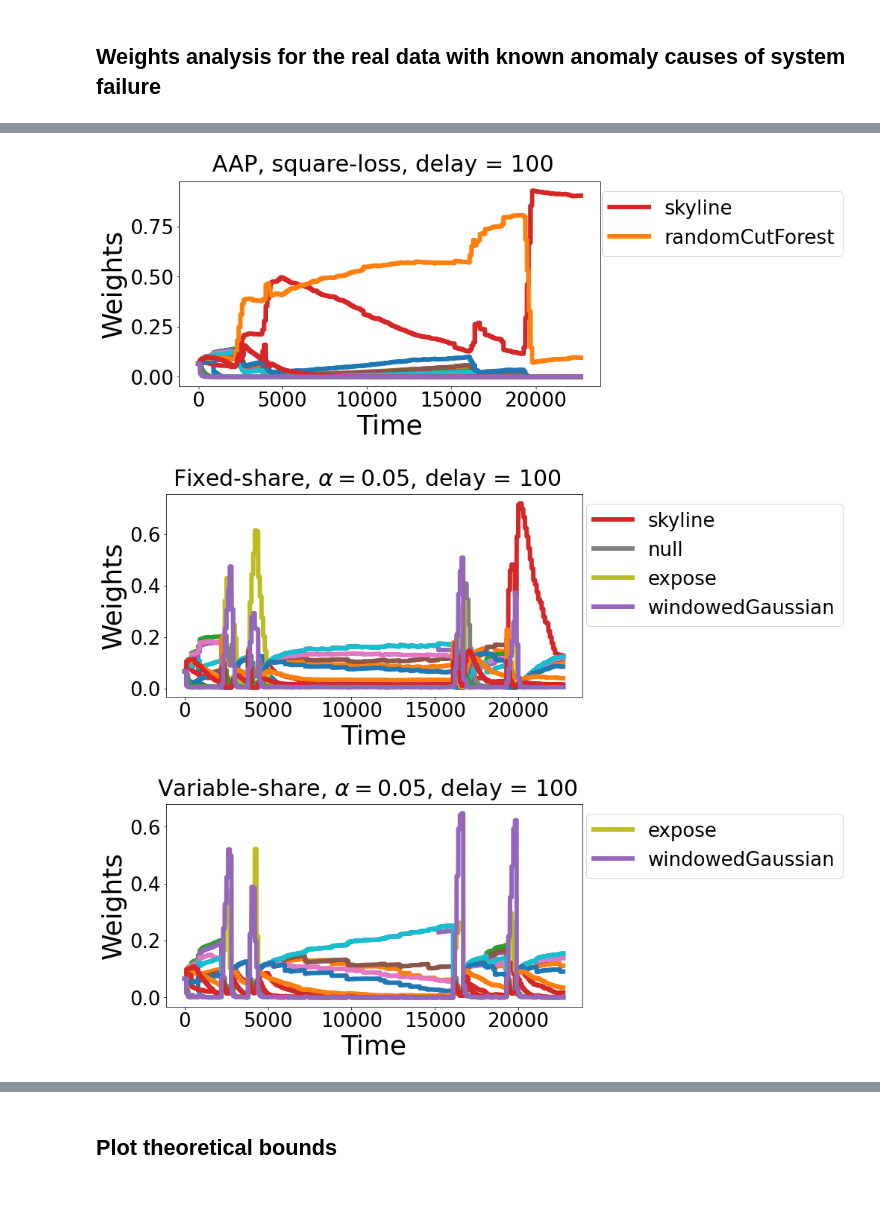
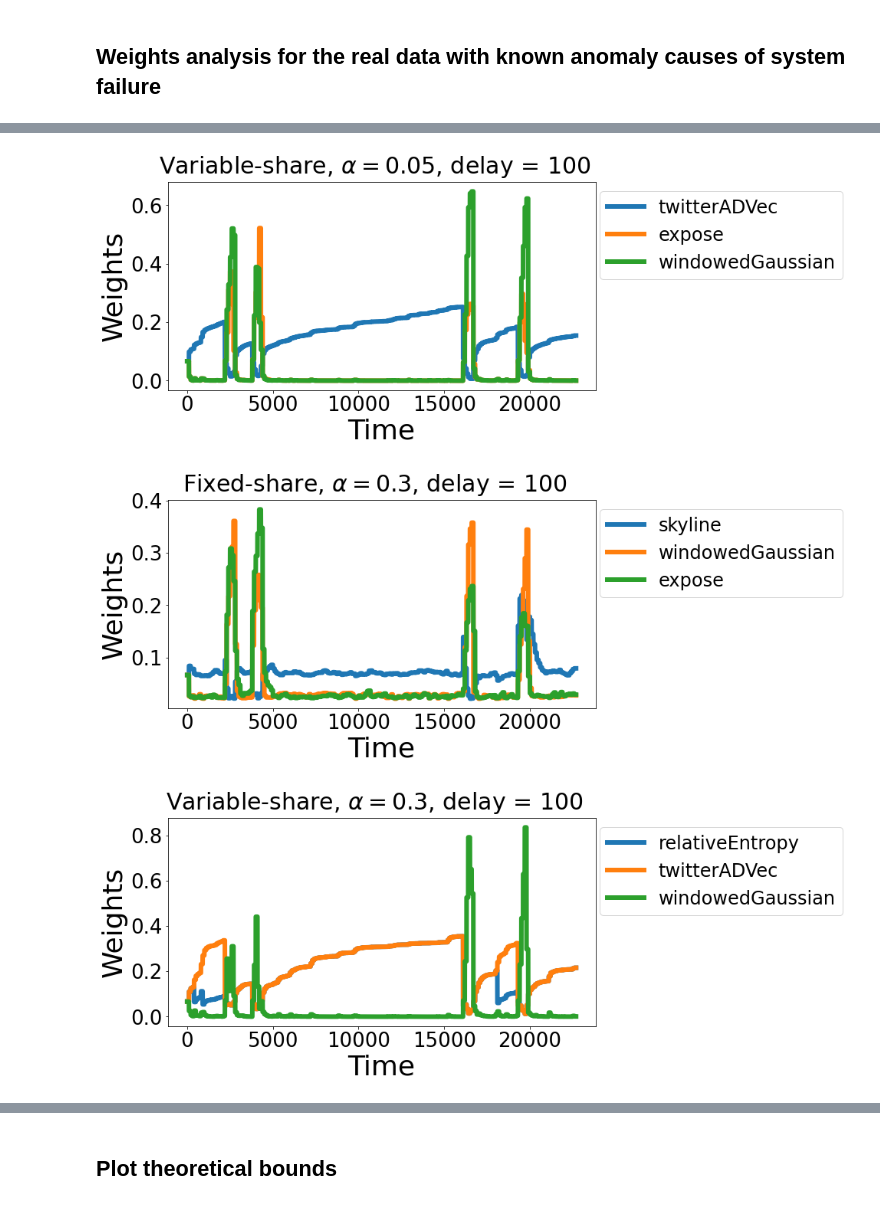
Before and after one commit to alan-turing-institute/anomaly_with_experts, a Jupyter notebook: results_plots.ipynb, the cells around one changed output, grey strips where cells are left out. Saved outputs shown, nothing was run; the diff lists cells and outputs as text; code cells hidden in the pictures.

```diff
--- a/results_plots.ipynb
+++ b/results_plots.ipynb
@@ -161,66 +185,62 @@ fig.suptitle("AAP, log-loss, delay = 100", fontsize=30);
 # %%
 score_AA, loss_AA, loss_experts, weights_experts = share_delays(
-    target, score_experts, share_type="Variable", alpha=0, delays=100
+    target, score_experts, share_type="Variable", alpha=0.05, delays=100
 )
 
+topk_ind = np.argpartition(weights_experts.max(axis=0), -TOP_K)[-TOP_K:]
+weights_experts_topk = weights_experts[:, topk_ind]
+experts_topk = [experts[i] for i in topk_ind]
+
 fig, axs = plt.subplots(1, 1, figsize=(10, 5))
-for i, _ in enumerate(experts):
-    if max(weights_experts.T[i]) > 0.7:
-        plt.plot(
-            weights_experts.T[i], linewidth=6, label=f"{experts[i]}"
-        )
-    else:
-        plt.plot(weights_experts.T[i], linewidth=6)
-axs.legend(loc="upper right", bbox_to_anchor=(1.6, 1), fontsize=26)
+for i in range(TOP_K):
+    plt.plot(weights_experts_topk.T[i], linewidth=6, label=f"{experts_topk[i]}")
+axs.legend(loc="upper right", bbox_to_anchor=(1.6, 1), fontsize=24)
 axs.set_xlabel("Time", fontsize=36)
 axs.set_ylabel("Weights", fontsize=36)
 axs.xaxis.set_tick_params(labelsize=26)
 axs.yaxis.set_tick_params(labelsize=26)
 plt.rcParams.update({"font.size": 36})
-fig.suptitle("AAP, square-loss, delay = 100", fontsize=30);
+fig.suptitle(r"Variable-share, $\alpha = 0.05$, delay = 100", fontsize=30);
 # %% [output]
-[figure, old version]
+[figure, new version]
 # %%
 score_AA, loss_AA, loss_experts, weights_experts = share_delays(
-    target, score_experts, share_type="Fixed", alpha=0.05, delays=100
+    target, score_experts, share_type="Fixed", alpha=0.3, delays=100
 )
 
+topk_ind = np.argpartition(weights_experts.max(axis=0), -TOP_K)[-TOP_K:]
+weights_experts_topk = weights_experts[:, topk_ind]
+experts_topk = [experts[i] for i in topk_ind]
+
 fig, axs = plt.subplots(1, 1, figsize=(10, 5))
-for i, _ in enumerate(experts):
-    if max(weights_experts.T[i]) > 0.3:
-        plt.plot(
-            weights_experts.T[i], linewidth=6, label=f"{experts[i]}"
-        )
-    else:
-        plt.plot(weights_experts.T[i], linewidth=6)
-axs.legend(loc="upper right", bbox_to_anchor=(1.65, 1), fontsize=26)
+for i in range(TOP_K):
+    plt.plot(weights_experts_topk.T[i], linewidth=6, label=f"{experts_topk[i]}")
+axs.legend(loc="upper right", bbox_to_anchor=(1.6, 1), fontsize=24)
 axs.set_xlabel("Time", fontsize=36)
 axs.set_ylabel("Weights", fontsize=36)
 axs.xaxis.set_tick_params(labelsize=26)
 axs.yaxis.set_tick_params(labelsize=26)
 plt.rcParams.update({"font.size": 36})
-fig.suptitle(r"Fixed-share, $\alpha = 0.05$, delay = 100", fontsize=30);
+fig.suptitle(r"Fixed-share, $\alpha = 0.3$, delay = 100", fontsize=30);
 # %% [output]
-[figure, old version]
+[figure, new version]
 # %%
 score_AA, loss_AA, loss_experts, weights_experts = share_delays(
-    target, score_experts, share_type="Variable", alpha=0.05, delays=100
+    target, score_experts, share_type="Variable", alpha=0.3, delays=100
 )
+topk_ind = np.argpartition(weights_experts.max(axis=0), -TOP_K)[-TOP_K:]
+weights_experts_topk = weights_experts[:, topk_ind]
+experts_topk = [experts[i] for i in topk_ind]
 
 fig, axs = plt.subplots(1, 1, figsize=(10, 5))
-for i, _ in enumerate(experts):
-    if max(weights_experts.T[i]) > 0.5:
-        plt.plot(
-            weights_experts.T[i], linewidth=6, label=f"{experts[i]}"
-        )
-    else:
-        plt.plot(weights_experts.T[i], linewidth=6)
-axs.legend(loc="upper right", bbox_to_anchor=(1.65, 1), fontsize=26)
+for i in range(TOP_K):
+    plt.plot(weights_experts_topk.T[i], linewidth=6, label=f"{experts_topk[i]}")
+axs.legend(loc="upper right", bbox_to_anchor=(1.6, 1), fontsize=24)
 axs.set_xlabel("Time", fontsize=36)
 axs.set_ylabel("Weights", fontsize=36)
 axs.xaxis.set_tick_params(labelsize=26)
 axs.yaxis.set_tick_params(labelsize=26)
 plt.rcParams.update({"font.size": 36})
-fig.suptitle(r"Variable-share, $\alpha = 0.05$, delay = 100", fontsize=30);
+fig.suptitle(r"Variable-share, $\alpha = 0.3$, delay = 100", fontsize=30);
 # %% [output]
-[figure, old version]
+[figure, new version]
```
Also changed, not shown: parts of 21 cells of this notebook, 1 other file.
